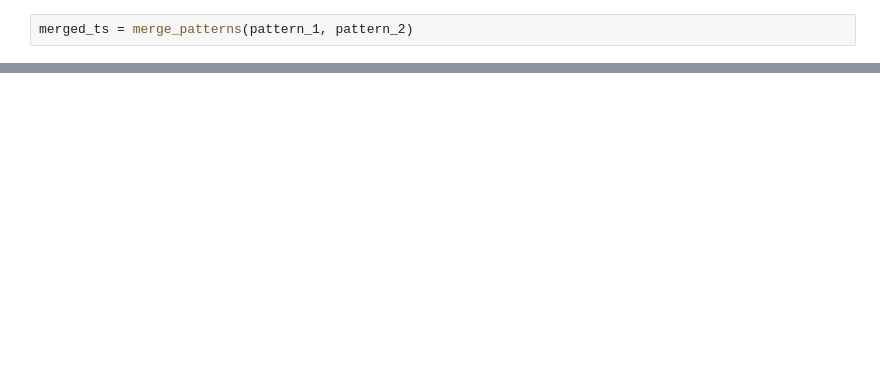
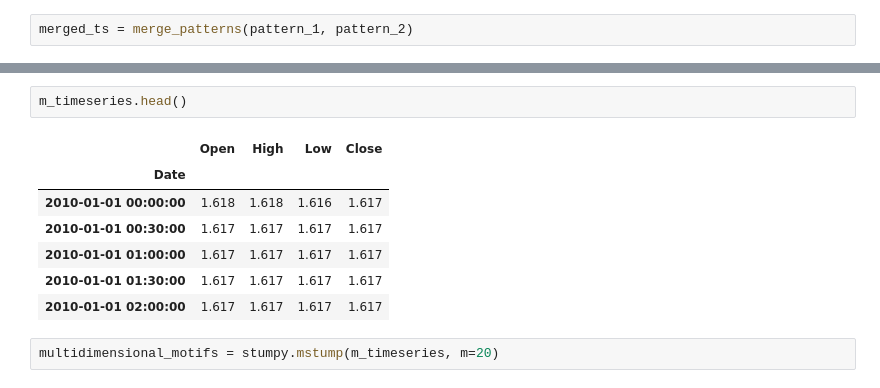
Before and after one commit to denisvivdenko/stock-prices-pattern-recognition, a Jupyter notebook: notebooks/stumpy_experiment.ipynb, the cells around one changed output, grey strips where cells are left out. Drawn from its saved outputs; the diff is of its cells as text; blank space fills up the shorter version.

```diff
--- a/notebooks/stumpy_experiment.ipynb
+++ b/notebooks/stumpy_experiment.ipynb
@@ -259,0 +295,12 @@ sns.lineplot(data=pattern_2)
+# %%
+m_timeseries.head()
+# %% [output]
+|  | Open | High | Low | Close |
+| Date |  |  |  |  |
+| 2010-01-01 00:00:00 | 1.618 | 1.618 | 1.616 | 1.617 |
+| 2010-01-01 00:30:00 | 1.617 | 1.617 | 1.617 | 1.617 |
+| 2010-01-01 01:00:00 | 1.617 | 1.617 | 1.617 | 1.617 |
+| 2010-01-01 01:30:00 | 1.617 | 1.617 | 1.617 | 1.617 |
+| 2010-01-01 02:00:00 | 1.617 | 1.617 | 1.617 | 1.617 |
+# %%
+multidimensional_motifs = stumpy.mstump(m_timeseries, m=20)
```
Also changed, not shown: parts of 30 cells of this notebook, 3 other files.
